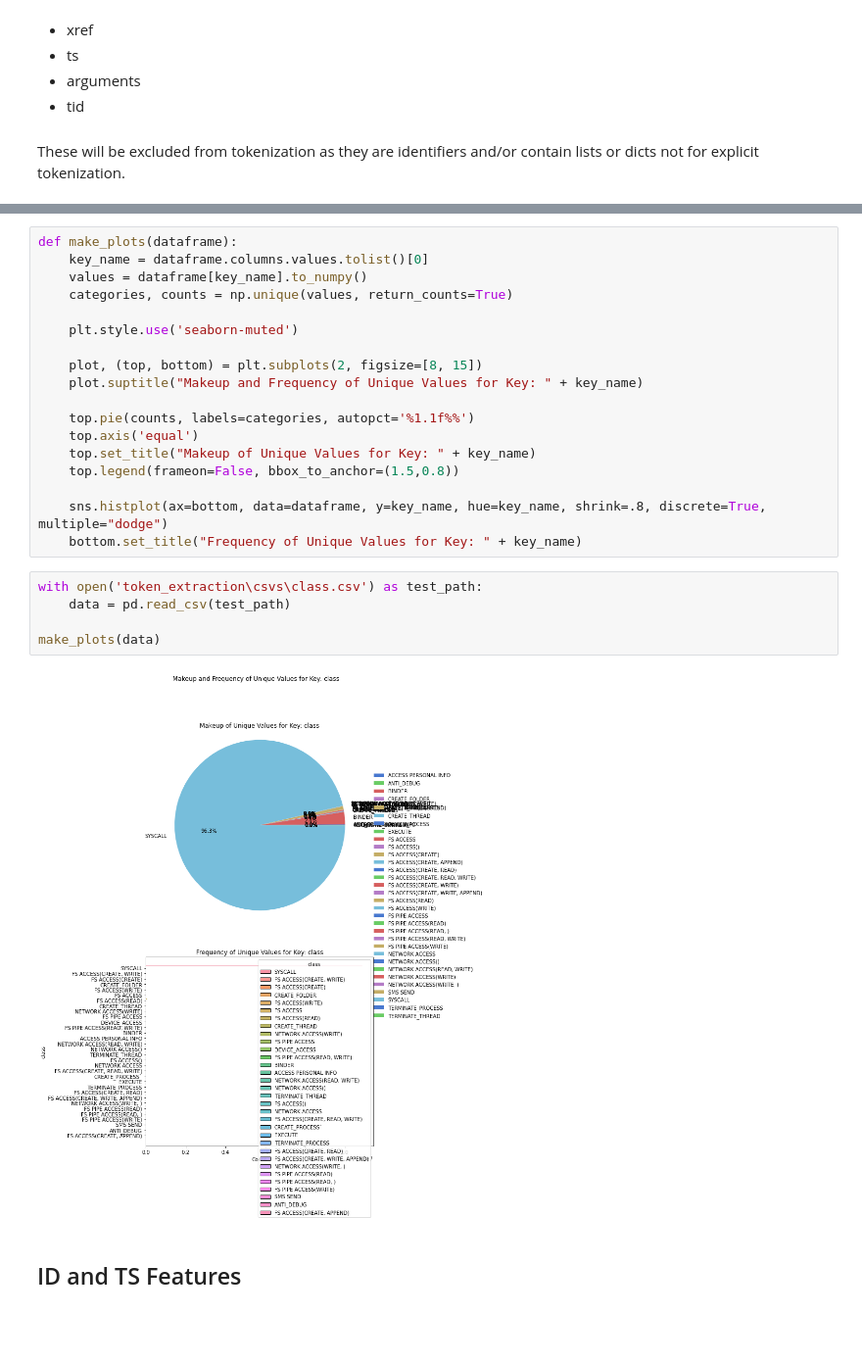
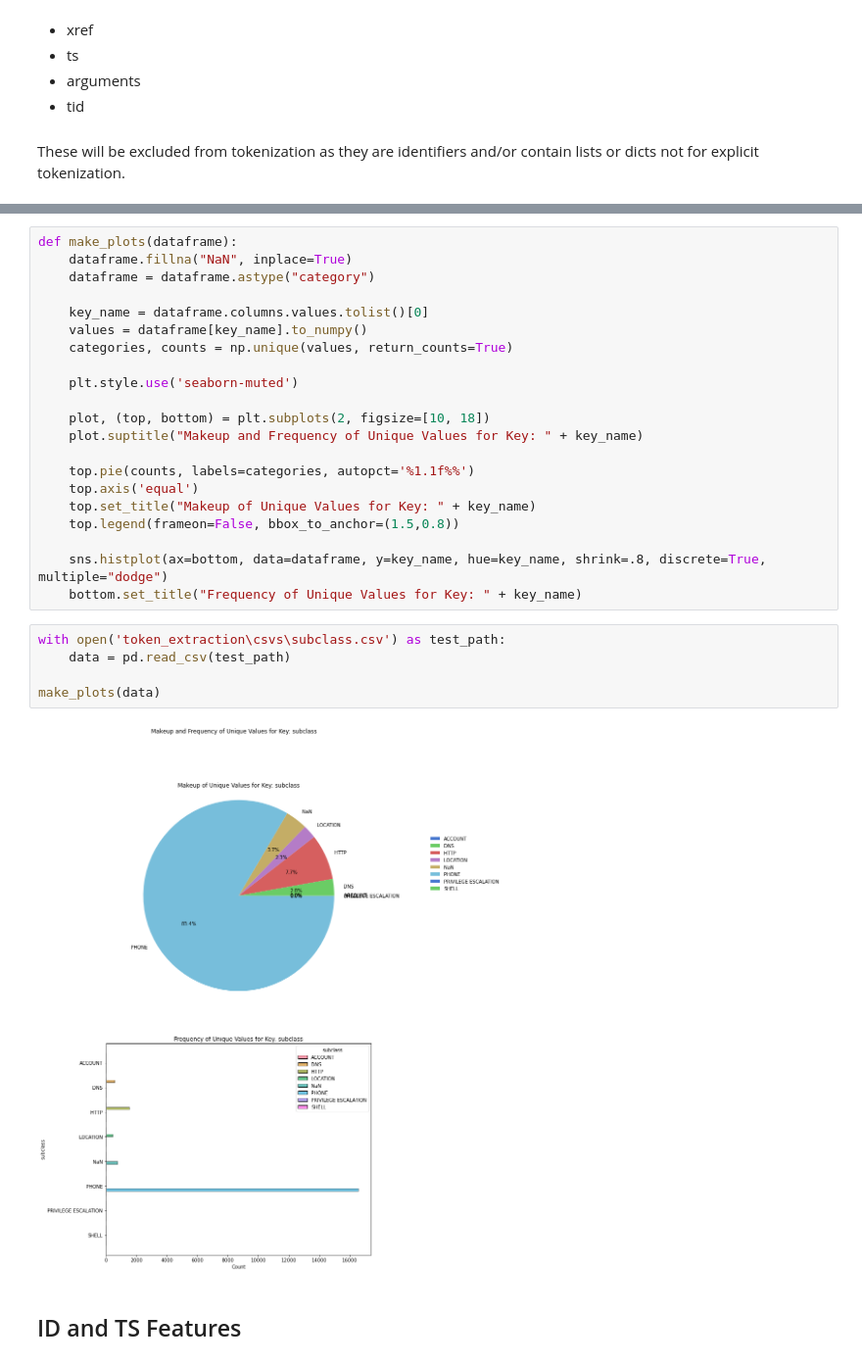
Before and after one commit to andbalch/MalDroid_feature_engineering, a Jupyter notebook: tokenization.ipynb, the cells around one changed output, grey strips where cells are left out. Shown: that part at 98% size. Cells and saved outputs as stored; diff of their text form; blank space fills up the shorter version.

Commit message:
filling of na values cast df to categorical in graph

```diff
--- a/tokenization.ipynb
+++ b/tokenization.ipynb
@@ -287,12 +257,15 @@ True
 # %%
 def make_plots(dataframe):
+    dataframe.fillna("NaN", inplace=True)
+    dataframe = dataframe.astype("category")
+
     key_name = dataframe.columns.values.tolist()[0]
     values = dataframe[key_name].to_numpy()
     categories, counts = np.unique(values, return_counts=True)
 
     plt.style.use('seaborn-muted')
 
-    plot, (top, bottom) = plt.subplots(2, figsize=[8, 15])
+    plot, (top, bottom) = plt.subplots(2, figsize=[10, 18])
     plot.suptitle("Makeup and Frequency of Unique Values for Key: " + key_name)
 
     top.pie(counts, labels=categories, autopct='%1.1f%%')
@@ -303,11 +276,11 @@ def make_plots(dataframe):
     sns.histplot(ax=bottom, data=dataframe, y=key_name, hue=key_name, shrink=.8, discrete=True, multiple="dodge")
     bottom.set_title("Frequency of Unique Values for Key: " + key_name)
 # %%
-with open('token_extraction\csvs\class.csv') as test_path:
+with open('token_extraction\csvs\subclass.csv') as test_path:
     data = pd.read_csv(test_path)
 
 make_plots(data)
 # %% [output]
-[figure, old version]
+[figure, new version]
 # %% [markdown]
 ## ID and TS Features
```
Also changed, not shown: parts of 4 cells of this notebook.
